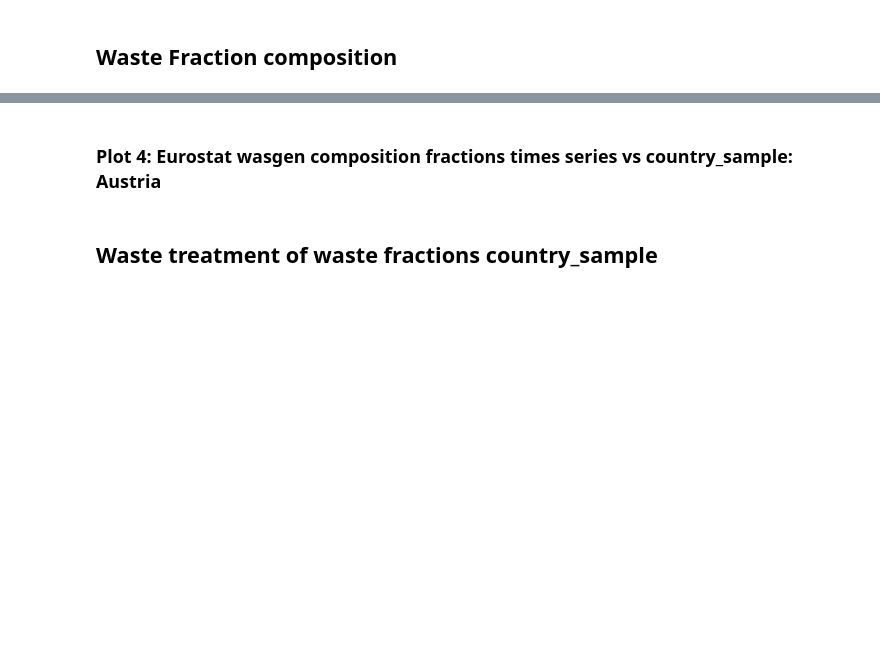
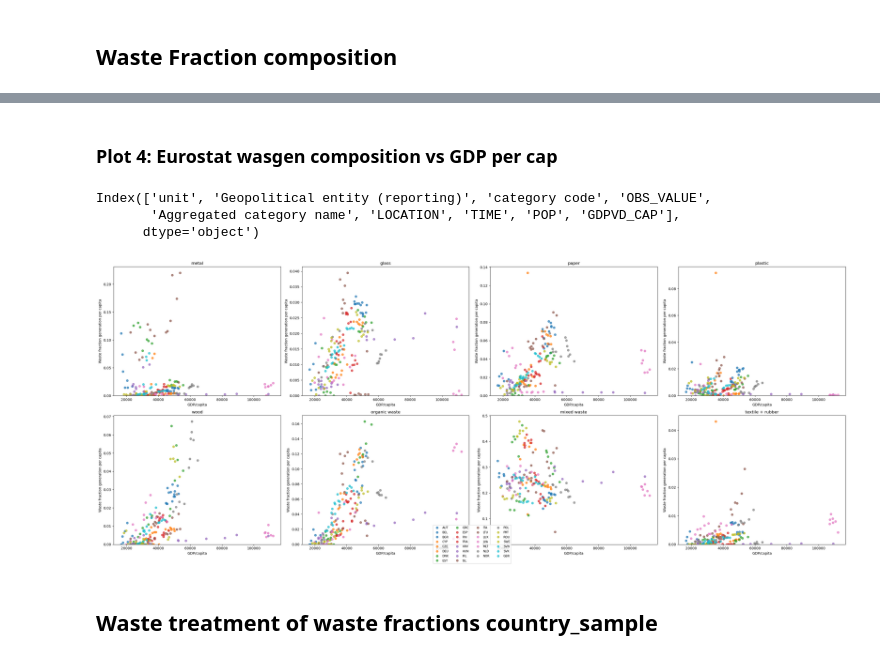
Before and after one commit to SowmyaMRavisandiran/MSWI_Ash, a Jupyter notebook: model/3.1 plot_msw_comp.ipynb, the cells around one changed output, grey strips where cells are left out. Saved outputs shown, nothing was run; the diff lists cells and outputs as text; code cells hidden in the pictures; blank space fills up the shorter version.

```diff
--- a/model/3.1 plot_msw_comp.ipynb
+++ b/model/3.1 plot_msw_comp.ipynb
@@ -123,3 +194,56 @@ NameError: name 'msw_wf_comp' is not defined
 # %% [markdown]
-### Plot 4: Eurostat wasgen composition fractions times series vs country_sample: Austria
+### Plot 4: Eurostat wasgen composition vs GDP per cap
+# %%
+pop = pd.read_csv('../data/processed/eu_population_projections_cleaned.csv')
+gdp = pd.read_csv('../data/processed/eu_gdp_projections_cleaned.csv')
+gdp_cap = pd.read_csv('../data/processed/eu_gdp_percap_projections_cleaned.csv')
+# %%
+msw_wf_comp_exmin = pd.merge(msw_wf_comp_exmin, pop, left_on = ['TIME_PERIOD','NUTS_code'],right_on = ['TIME','LOCATION'], how ='inner')
+msw_wf_comp_exmin.drop(columns=['TIME_PERIOD','NUTS_code', 'Variable'], inplace=True)
+# %%
+msw_wf_comp_exmin = pd.merge(msw_wf_comp_exmin, gdp_cap, on = ['TIME', 'LOCATION'], how ='inner')
+msw_wf_comp_exmin.drop(columns=['Variable'], inplace=True)
+# %%
+msw_wf_comp_exmin.columns
+# %% [output]
+Index(['unit', 'Geopolitical entity (reporting)', 'category code', 'OBS_VALUE',
+       'Aggregated category name', 'LOCATION', 'TIME', 'POP', 'GDPVD_CAP'],
+      dtype='object')
+# %%
+msw_wf_comp_exmin['Waste fraction per capita']= msw_wf_comp_exmin['OBS_VALUE'] / msw_wf_comp_exmin['POP']
+# %%
+fig, axes = plt.subplots(2, 4, figsize=(30, 12))
+axes = axes.flatten()
+
+cmap = plt.get_cmap('tab10')
+colors = {reg: cmap(i / len(msw_wf_comp_exmin['LOCATION'].unique())) for i, reg in enumerate(msw_wf_comp_exmin['LOCATION'].unique())}
+
+for i, cat in enumerate(msw_wf_comp_exmin['Aggregated category name'].unique()):
+    cat_data = msw_wf_comp_exmin.loc[msw_wf_comp_exmin['Aggregated category name'] == cat]
+    axes[i].plot()
+    for reg in cat_data['LOCATION'].unique():
+        reg_data = cat_data[cat_data['LOCATION'] == reg]
+        axes[i].plot(reg_data['GDPVD_CAP'],
+                    reg_data['Waste fraction per capita'],
+                    'o', label=reg, color=colors[reg], alpha=0.7)
+
+    axes[i].set_ylim(0)
+    axes[i].set_xlabel('GDP/capita')
+    axes[i].set_ylabel('Waste fraction generation per capita')
+    axes[i].set_title(cat)
+
+# collect unique handles/labels across axes for a single bottom legend
+handles = []
+labels = []
+for ax in axes:
+    for handle, label in zip(*ax.get_legend_handles_labels()):
+        if label not in labels:
+            handles.append(handle)
+            labels.append(label)
+
+fig.legend(handles, labels, loc='lower center', ncol=4, fontsize='small', bbox_to_anchor=(0.5, -0.02))
+fig.subplots_adjust(bottom=0.16)
+fig.tight_layout()
+# %% [output]
+[figure, added]
 # %% [markdown]
```
Also changed, not shown: parts of 8 cells of this notebook.
